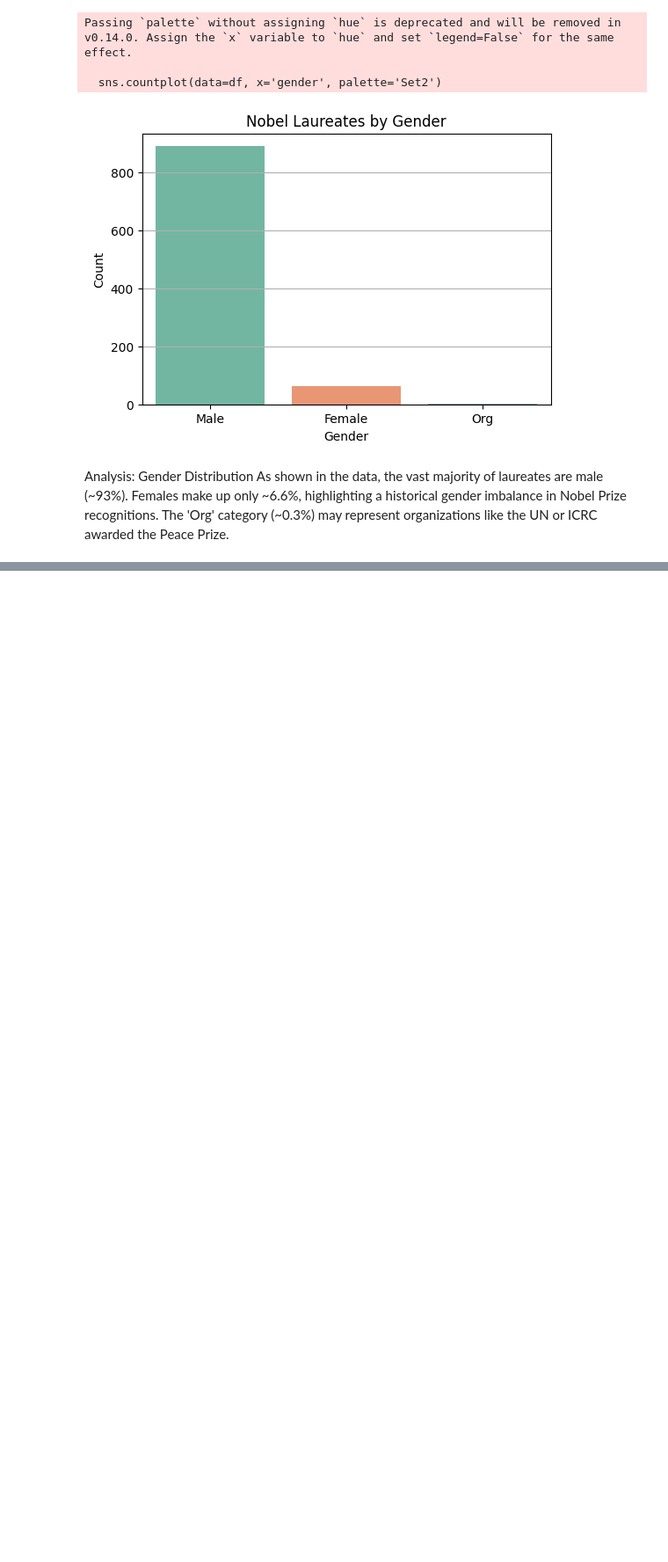
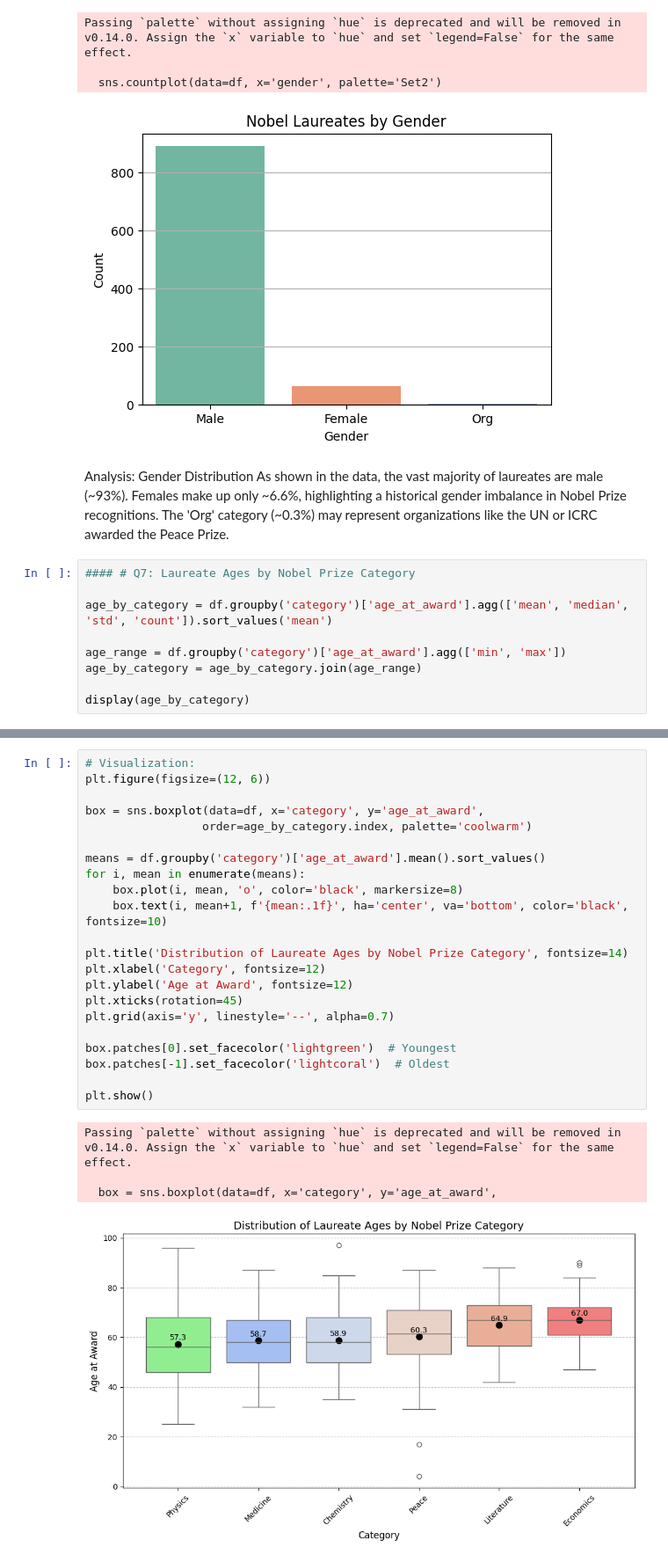
Before and after one commit to ChanKimm/Project2-Data-Analysis-with-Pandas, a Jupyter notebook: notebooks/project_2_cleaned.ipynb, the cells around one changed output, grey strips where cells are left out. Shown at 88% size. Cells and saved outputs as stored; diff of their text form; blank space fills up the shorter version.

```diff
--- a/notebooks/project_2_cleaned.ipynb
+++ b/notebooks/project_2_cleaned.ipynb
@@ -287,3 +349,12 @@ Analysis: Gender Distribution
 As shown in the data, the vast majority of laureates are male (~93%).
 Females make up only ~6.6%, highlighting a historical gender imbalance in Nobel Prize recognitions.
 The 'Org' category (~0.3%) may represent organizations like the UN or ICRC awarded the Peace Prize.
+# %%
+#### # Q7: Laureate Ages by Nobel Prize Category
+
+age_by_category = df.groupby('category')['age_at_award'].agg(['mean', 'median', 'std', 'count']).sort_values('mean')
+
+age_range = df.groupby('category')['age_at_award'].agg(['min', 'max'])
+age_by_category = age_by_category.join(age_range)
+
+display(age_by_category)
@@ -289,0 +370,27 @@ The 'Org' category (~0.3%) may represent organizations like the UN or ICRC award
+# %%
+# Visualization:
+plt.figure(figsize=(12, 6))
+
+box = sns.boxplot(data=df, x='category', y='age_at_award',
+                 order=age_by_category.index, palette='coolwarm')
+
+means = df.groupby('category')['age_at_award'].mean().sort_values()
+for i, mean in enumerate(means):
+    box.plot(i, mean, 'o', color='black', markersize=8)
+    box.text(i, mean+1, f'{mean:.1f}', ha='center', va='bottom', color='black', fontsize=10)
+
+plt.title('Distribution of Laureate Ages by Nobel Prize Category', fontsize=14)
+plt.xlabel('Category', fontsize=12)
+plt.ylabel('Age at Award', fontsize=12)
+plt.xticks(rotation=45)
+plt.grid(axis='y', linestyle='--', alpha=0.7)
+
+box.patches[0].set_facecolor('lightgreen')  # Youngest
+box.patches[-1].set_facecolor('lightcoral')  # Oldest
+
+plt.show()
+# %% [output]
+Passing `palette` without assigning `hue` is deprecated and will be removed in v0.14.0. Assign the `x` variable to `hue` and set `legend=False` for the same effect.
+
+  box = sns.boxplot(data=df, x='category', y='age_at_award',
+[figure, added]
```
Also changed, not shown: parts of 7 cells of this notebook.
